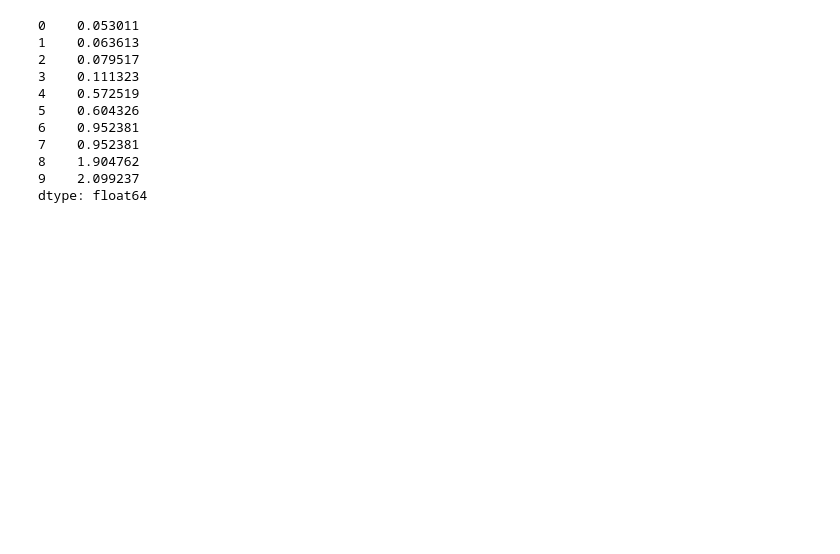
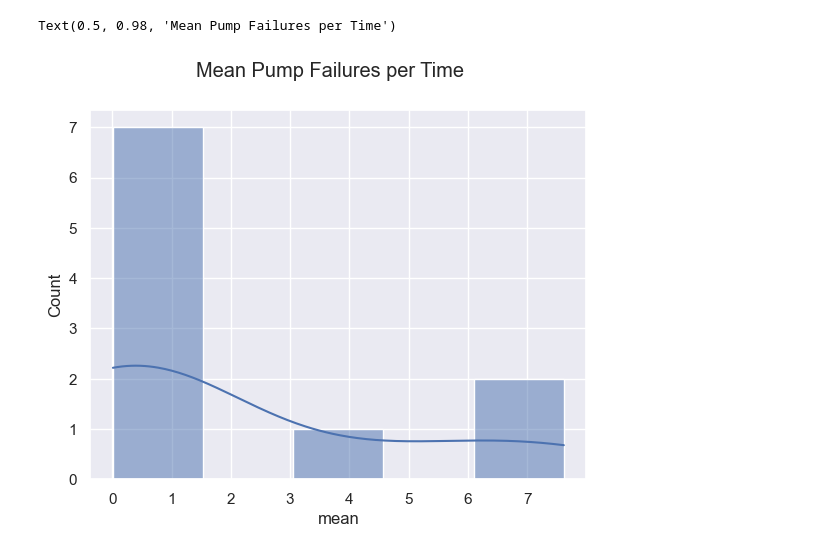
Before and after one commit to btbyrnes/bayesian_notebooks, a Jupyter notebook: pumps.ipynb, the cells around one changed output. Drawn from its saved outputs; the diff is of its cells as text; code cells hidden in the pictures; blank space fills up the shorter version.

```diff
--- a/pumps.ipynb
+++ b/pumps.ipynb
@@ -9,20 +9,13 @@ data = pd.DataFrame({
     "Failures":[5,1,5,14,3,19,1,1,4,22],
     "Time":[94.32,15.72,62.88,125.76,5.24,31.44,1.05,1.05,2.10,10.48]
     })
+data["mean"] = data["Pump"] / data["Time"]
-# %%
-data["Failures"] / data["Time"]
-# %% [output]
-0    0.053011
-1    0.063613
-2    0.079517
-3    0.111323
-4    0.572519
-5    0.604326
-6    0.952381
-7    0.952381
-8    1.904762
-9    2.099237
-dtype: float64
+# %%
+sns.histplot(data, x="mean", kde=True)
+plt.suptitle("Mean Pump Failures per Time")
+# %% [output]
+Text(0.5, 0.98, 'Mean Pump Failures per Time')
+[figure, added]
 # %%
 p = (data["Pump"] - 1).to_numpy()
 y = data["Failures"].to_numpy()
```
Also changed, not shown: parts of 4 cells of this notebook, 1 other file.
